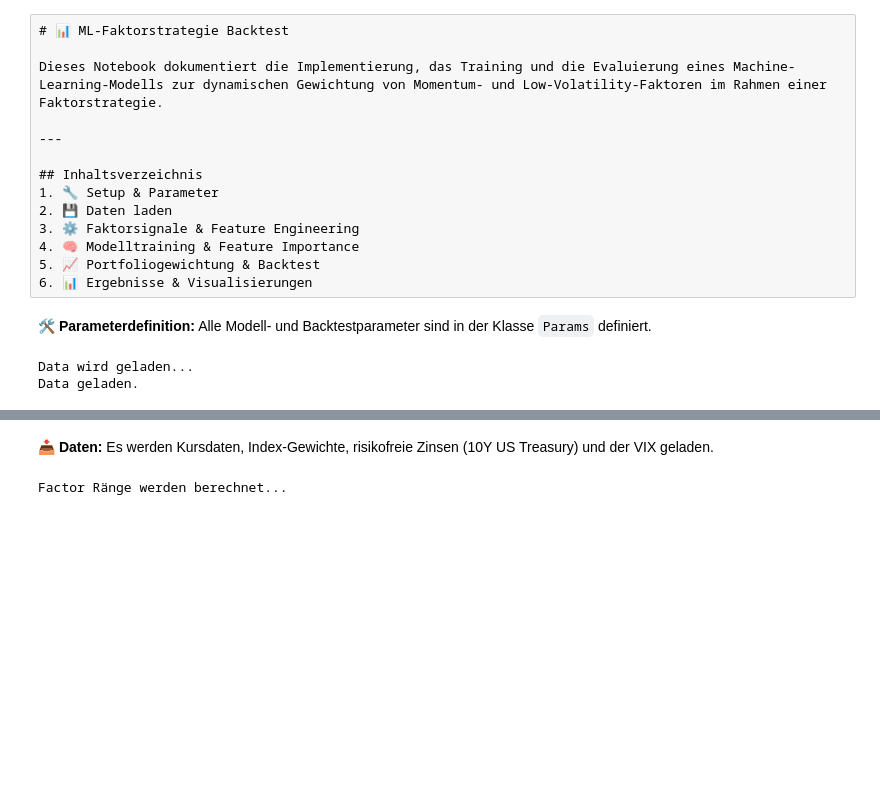
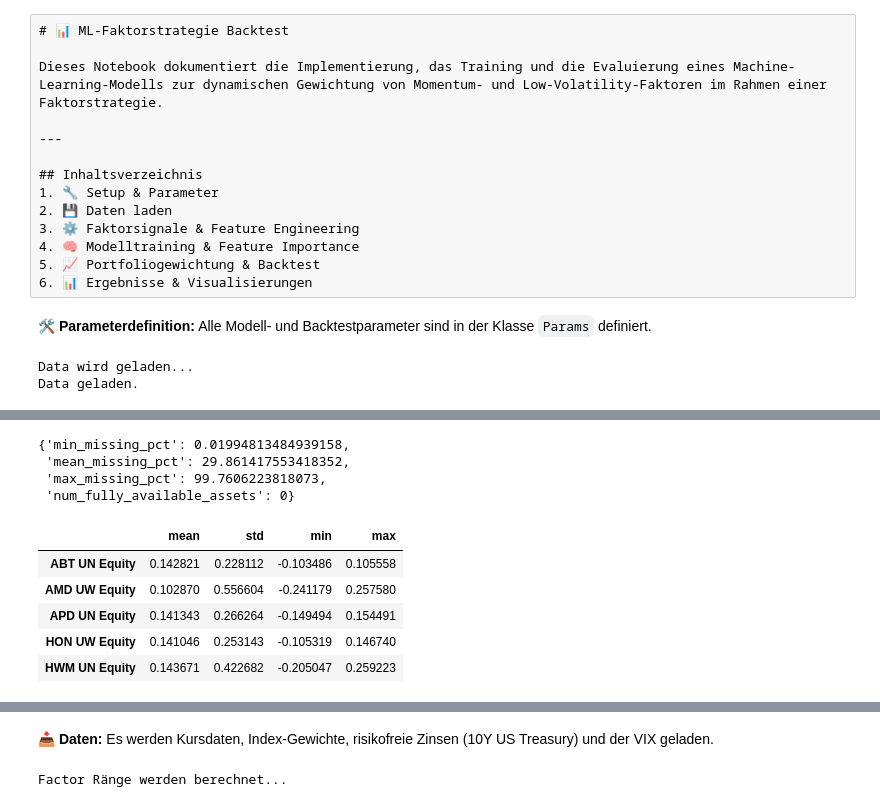
Before and after one commit to zinkjona/CPF_FINAL_PROJECT, a Jupyter notebook: Final Project Results.ipynb, the cells around one changed output, grey strips where cells are left out. Drawn from its saved outputs; the diff is of its cells as text; code cells hidden in the pictures; blank space fills up the shorter version.

```diff
--- a/Final Project Results.ipynb
+++ b/Final Project Results.ipynb
@@ -33,0 +44,16 @@ Data geladen.
+# %%
+data.descriptive_stats['availability_stats']
+# %% [output]
+{'min_missing_pct': 0.01994813484939158,
+ 'mean_missing_pct': 29.861417553418352,
+ 'max_missing_pct': 99.7606223818073,
+ 'num_fully_available_assets': 0}
+# %%
+data.descriptive_stats['return_stats'].head()
+# %% [output]
+|  | mean | std | min | max |
+| ABT UN Equity | 0.142821 | 0.228112 | -0.103486 | 0.105558 |
+| AMD UW Equity | 0.102870 | 0.556604 | -0.241179 | 0.257580 |
+| APD UN Equity | 0.141343 | 0.266264 | -0.149494 | 0.154491 |
+| HON UW Equity | 0.141046 | 0.253143 | -0.105319 | 0.146740 |
+| HWM UN Equity | 0.143671 | 0.422682 | -0.205047 | 0.259223 |
```
Also changed, not shown: parts of 11 cells of this notebook, 1 other file.
